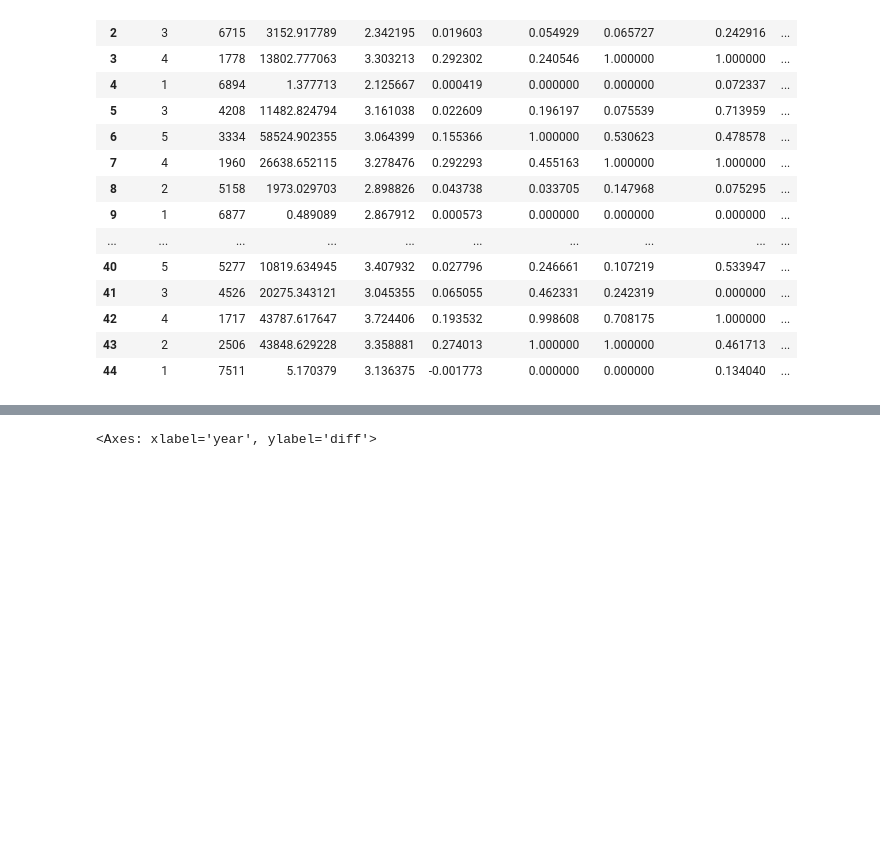
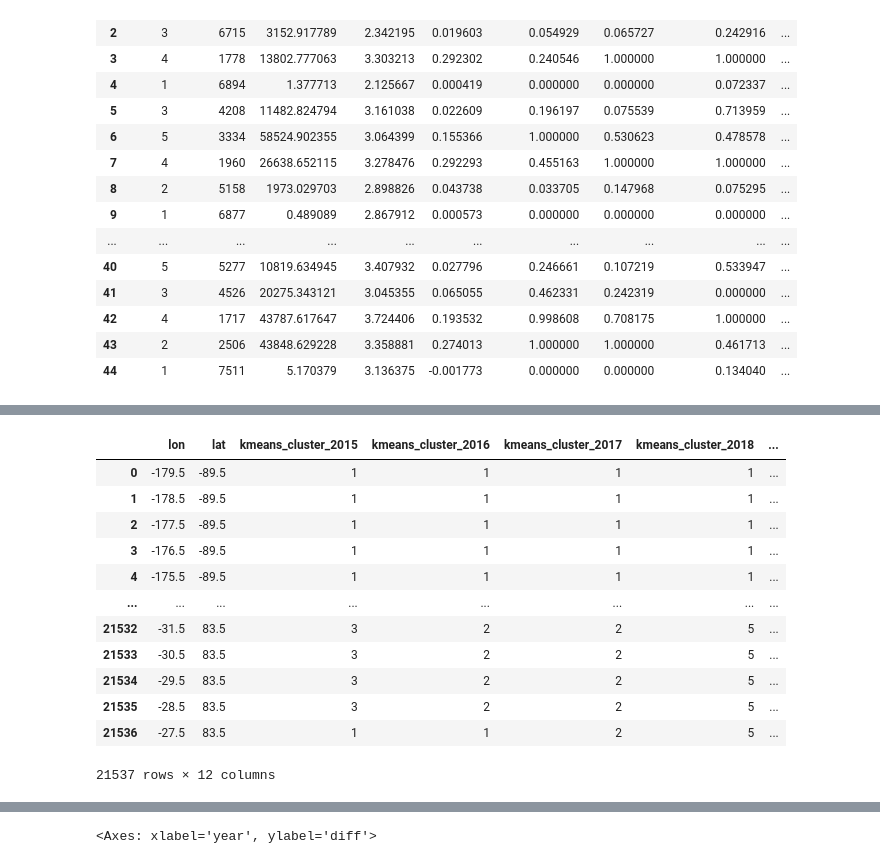
Before and after one commit to ghg-ai-lab-complexity72-dev/complexity72_2026, a Jupyter notebook: all_clusters_normalized_comparisson.ipynb, the cells around one changed output, grey strips where cells are left out. Cells and saved outputs as stored; diff of their text form; code cells hidden in the pictures; blank space fills up the shorter version.

Commit message:
Aligned the clusters

```diff
--- a/all_clusters_normalized_comparisson.ipynb
+++ b/all_clusters_normalized_comparisson.ipynb
@@ -104,0 +351,17 @@ cluster_infos
+# %%
+all_points = pd.read_csv("C:/Users/darja/Complexity72h/complexity72_2026/clustering/kmeans_classified_points_all_years.csv")
+all_points
+# %% [output]
+|  | lon | lat | kmeans_cluster_2015 | kmeans_cluster_2016 | kmeans_cluster_2017 | kmeans_cluster_2018 | ... |
+| 0 | -179.5 | -89.5 | 1 | 1 | 1 | 1 | ... |
+| 1 | -178.5 | -89.5 | 1 | 1 | 1 | 1 | ... |
+| 2 | -177.5 | -89.5 | 1 | 1 | 1 | 1 | ... |
+| 3 | -176.5 | -89.5 | 1 | 1 | 1 | 1 | ... |
+| 4 | -175.5 | -89.5 | 1 | 1 | 1 | 1 | ... |
+| ... | ... | ... | ... | ... | ... | ... | ... |
+| 21532 | -31.5 | 83.5 | 3 | 2 | 2 | 5 | ... |
+| 21533 | -30.5 | 83.5 | 3 | 2 | 2 | 5 | ... |
+| 21534 | -29.5 | 83.5 | 3 | 2 | 2 | 5 | ... |
+| 21535 | -28.5 | 83.5 | 3 | 2 | 2 | 5 | ... |
+| 21536 | -27.5 | 83.5 | 1 | 1 | 2 | 5 | ... |
+21537 rows × 12 columns
```
Also changed, not shown: parts of 8 cells of this notebook.
